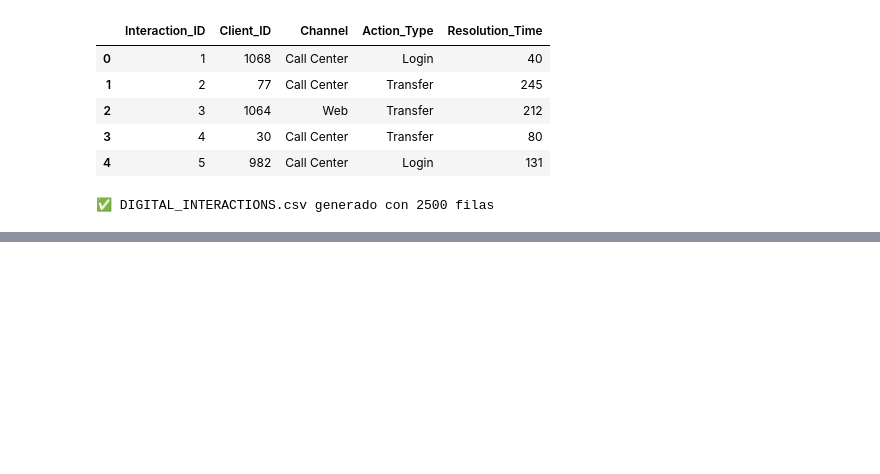
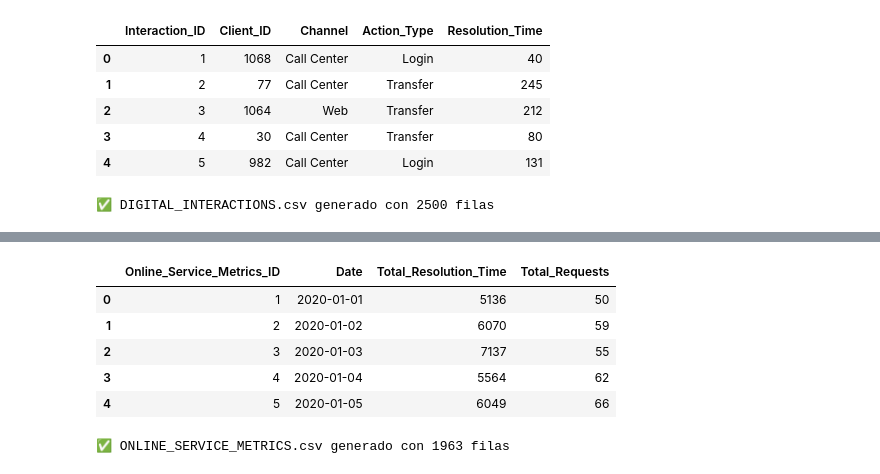
Before and after one commit to FGaliano-23/WELFORD-BANK, a Jupyter notebook: DataEngineer/GenerateData/Tables.ipynb, the cells around one changed output, grey strips where cells are left out. Saved outputs shown, nothing was run; the diff lists cells and outputs as text; code cells hidden in the pictures; blank space fills up the shorter version.

```diff
--- a/DataEngineer/GenerateData/Tables.ipynb
+++ b/DataEngineer/GenerateData/Tables.ipynb
@@ -653,0 +934,32 @@ generate
+# %%
+# 4️⃣ Generación de registros --------------------------------------------------
+service_metrics_rows = []
+for idx, d in enumerate(date_index, start=1):
+    total_requests       = sample_total_requests()
+    total_resolution_sec = sample_total_resolution_time(total_requests)
+
+    service_metrics_rows.append(
+        {
+            "Online_Service_Metrics_ID": idx,
+            "Date": d.date(),
+            "Total_Resolution_Time": total_resolution_sec,
+            "Total_Requests": total_requests,
+        }
+    )
+online_service_metrics_df = pd.DataFrame(service_metrics_rows)
+online_service_metrics_df.head()  # vista previa rápida
+# %% [output]
+|  | Online_Service_Metrics_ID | Date | Total_Resolution_Time | Total_Requests |
+| 0 | 1 | 2020-01-01 | 5136 | 50 |
+| 1 | 2 | 2020-01-02 | 6070 | 59 |
+| 2 | 3 | 2020-01-03 | 7137 | 55 |
+| 3 | 4 | 2020-01-04 | 5564 | 62 |
+| 4 | 5 | 2020-01-05 | 6049 | 66 |
+# %%
+# 5️⃣ DataFrame y exportación -------------------------------------------------
+online_service_metrics_df.to_csv("online_service_metrics_welfordbank_es.csv", index=False)
+
+print("✅ ONLINE_SERVICE_METRICS.csv generado con",
+      len(online_service_metrics_df), "filas")
+# %% [output]
+✅ ONLINE_SERVICE_METRICS.csv generado con 1963 filas
```
Also changed, not shown: parts of 14 cells of this notebook.
